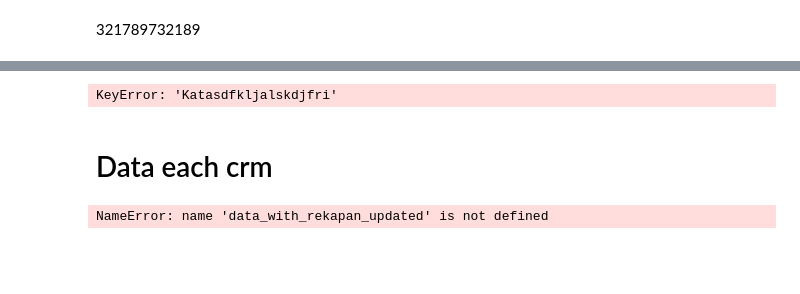
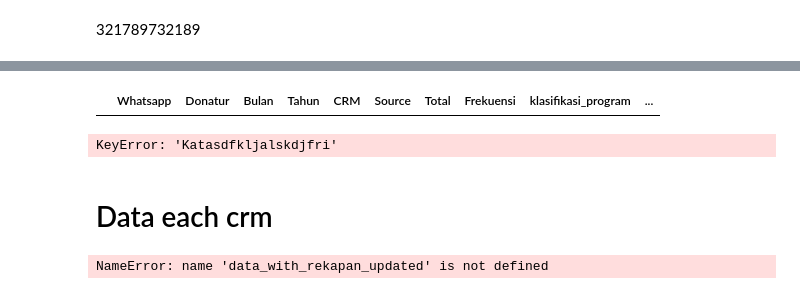
Before and after one commit to frqwuzhere/data_processing_with_python, a Jupyter notebook: untuk_cs/Tracking_Data/tracking.ipynb, the cells around one changed output, grey strips where cells are left out. Drawn from its saved outputs; the diff is of its cells as text; code cells hidden in the pictures; blank space fills up the shorter version.

```diff
--- a/untuk_cs/Tracking_Data/tracking.ipynb
+++ b/untuk_cs/Tracking_Data/tracking.ipynb
@@ -887,5 +789,14 @@ output['Tahun'] = output['Date'].dt.year
 # %%
-output['klasifikasi_program'] = np.where(output['Program'].str.lower().str.contains("palestina|gaza"), "PALESTINA", output['Program'])
+#
+output['klasifikasi_program'] = np.where(
+    output['Program'].str.lower().str.contains("palestina|gaza"),
+    "PALESTINA",
+    np.where(
+        output['Program'].str.lower().str.contains("sudan"),
+        "SUDAN",
+        output['Program']
+    )
+)
 
 # Tambahkan kolom 'Kategori' berdasarkan nilai 'Frekuensi'
 output['Kategori'] = output['Frekuensi'].apply(
@@ -977,11 +872,12 @@ output
 #     updated_df=output,
 #     cols_to_check=["Total","Badge"]
 # )
+
 data_with_rekapan_updated = update_data_web(
     main_df=data_with_rekapan,
     updated_df=output,
     key_col="Whatsapp",
-    cols_to_check=["Total","Date_Category","Source"]
+    cols_to_check=["Total","Date_Category","Source", "klasifikasi_program"]
 )
 # %% [output]
  nan nan nan nan nan nan nan nan nan nan nan nan nan nan nan nan nan nan
@@ -1207,6 +1059,11 @@ df_summary_database = df_with_crm[['Whatsapp',
  'Kategori',
  'Badge',
  'Avg Kategori', 'validity']]
+# %%
+df = df_summary_database[(df_summary_database['CRM'].isna()) & (df_summary_database['Source'] == "Web Ads")]
+df[df['validity'].isna()]
+# %% [output]
+|  | Whatsapp | Donatur | Bulan | Tahun | CRM | Source | Total | Frekuensi | klasifikasi_program | ... |
 # %%
 df_summary_database.to_excel('Database.xlsx')
 # %%
```
Also changed, not shown: parts of 52 cells of this notebook, 11 other files.
